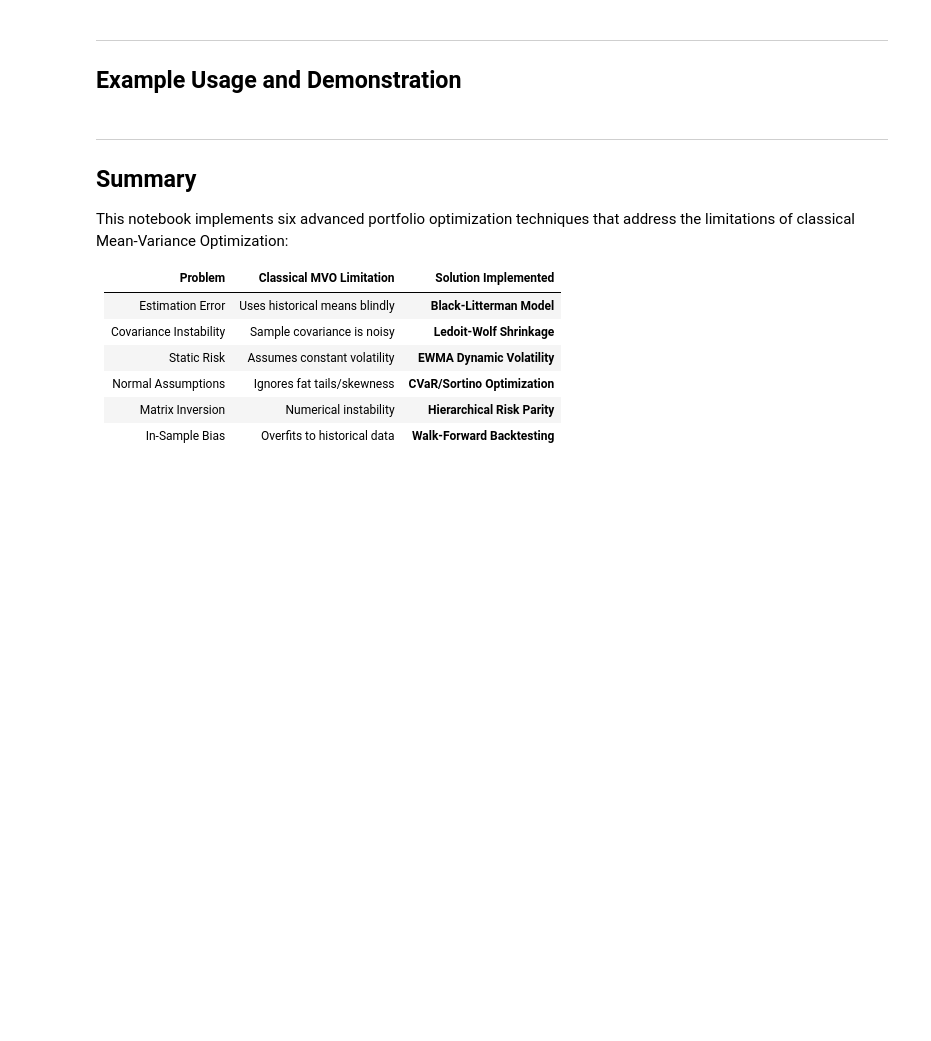
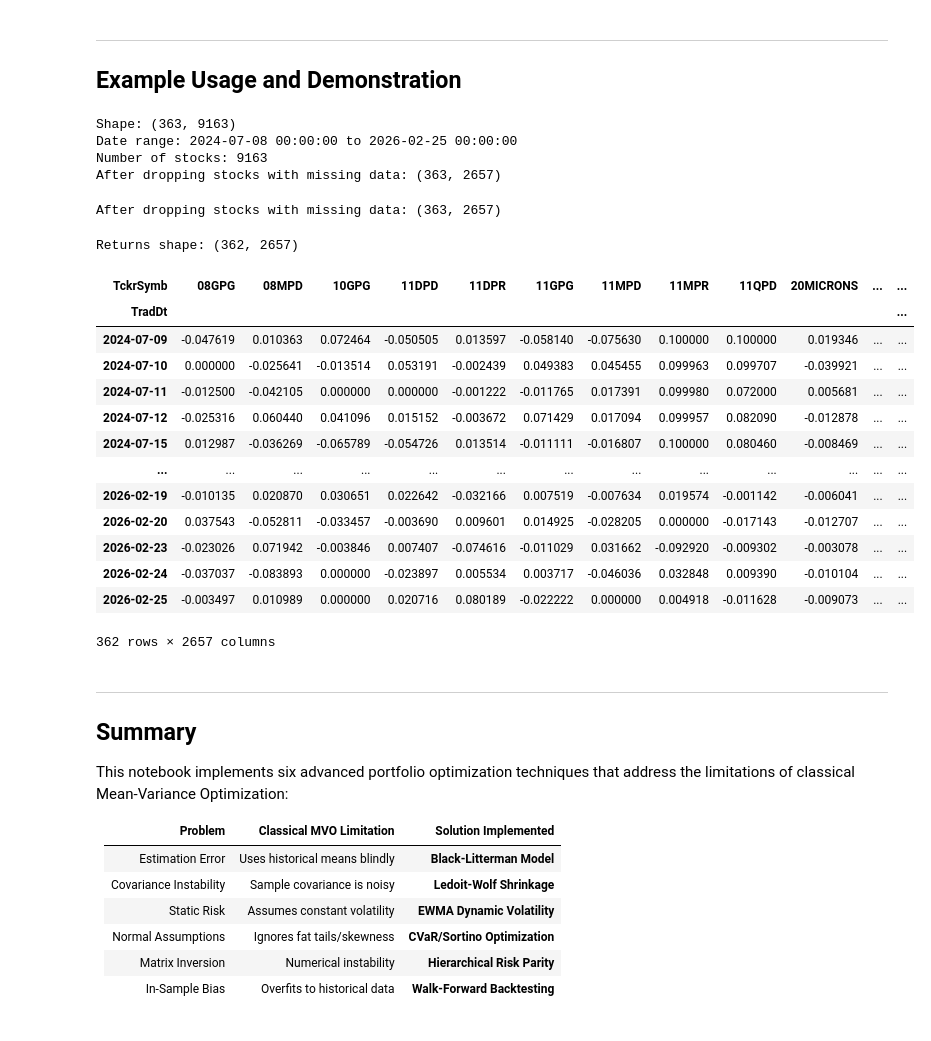
Before and after one commit to utkarsh-cpu/IAPMAssignmentGroup, a Jupyter notebook: Advanced_Portfolio_Optimization.ipynb, the cells around one changed output. Saved outputs shown, nothing was run; the diff lists cells and outputs as text; code cells hidden in the pictures; blank space fills up the shorter version.

```diff
--- a/Advanced_Portfolio_Optimization.ipynb
+++ b/Advanced_Portfolio_Optimization.ipynb
@@ -1658,3 +2013,73 @@ for file_name in os.listdir(DATA_DIR):
+# %%
+# Getting the actual data and running the backtest will be done in the next steps.
+# Path to the stock data folder
+data_folder = 'data/stock_data_24_26_25Feb26'
+
+# Get all CSV files in the folder
+csv_files = glob.glob(os.path.join(data_folder, '*.CSV'))
+
+# Read and combine all CSV files
+all_data = []
+for file in csv_files:
+    df = pd.read_csv(file)
+    # Select relevant columns: date, ticker symbol, and close price
+    df_subset = df[['TradDt', 'TckrSymb', 'ClsPric']].copy()
+    all_data.append(df_subset)
+
+# Concatenate all data
+combined_df = pd.concat(all_data, ignore_index=True)
+
+# Convert date column to datetime
+combined_df['TradDt'] = pd.to_datetime(combined_df['TradDt'])
+
+# Pivot: dates as index (rows), stocks as columns, close price as values
+pivot_df = combined_df.pivot_table(
+    index='TradDt',
+    columns='TckrSymb',
+    values='ClsPric',
+    aggfunc='mean'  # In case of duplicates, take mean
+)
+
+# Sort by date
+pivot_df = pivot_df.sort_index()
+
+print(f"Shape: {pivot_df.shape}")
+print(f"Date range: {pivot_df.index.min()} to {pivot_df.index.max()}")
+print(f"Number of stocks: {len(pivot_df.columns)}")
+# %% [output]
+Shape: (363, 9163)
+Date range: 2024-07-08 00:00:00 to 2026-02-25 00:00:00
+Number of stocks: 9163
+After dropping stocks with missing data: (363, 2657)
+# %%
+# Remove stocks with even 1 missing value (can be relaxed if needed)
+pivot_df_clean = pivot_df.dropna(axis=1, thresh=len(pivot_df) - 1)
+print(f"After dropping stocks with missing data: {pivot_df_clean.shape}")
+# %% [output]
+After dropping stocks with missing data: (363, 2657)
+# %%
+# Compute returns
+returns_df = compute_returns(pivot_df_clean)
+print(f"Returns shape: {returns_df.shape}")
+# %% [output]
+Returns shape: (362, 2657)
+# %%
+returns_df
+# %% [output]
+| TckrSymb | 08GPG | 08MPD | 10GPG | 11DPD | 11DPR | 11GPG | 11MPD | 11MPR | 11QPD | 20MICRONS | ... | ... |
+| TradDt |  |  |  |  |  |  |  |  |  |  |  | ... |
+| 2024-07-09 | -0.047619 | 0.010363 | 0.072464 | -0.050505 | 0.013597 | -0.058140 | -0.075630 | 0.100000 | 0.100000 | 0.019346 | ... | ... |
+| 2024-07-10 | 0.000000 | -0.025641 | -0.013514 | 0.053191 | -0.002439 | 0.049383 | 0.045455 | 0.099963 | 0.099707 | -0.039921 | ... | ... |
+| 2024-07-11 | -0.012500 | -0.042105 | 0.000000 | 0.000000 | -0.001222 | -0.011765 | 0.017391 | 0.099980 | 0.072000 | 0.005681 | ... | ... |
+| 2024-07-12 | -0.025316 | 0.060440 | 0.041096 | 0.015152 | -0.003672 | 0.071429 | 0.017094 | 0.099957 | 0.082090 | -0.012878 | ... | ... |
+| 2024-07-15 | 0.012987 | -0.036269 | -0.065789 | -0.054726 | 0.013514 | -0.011111 | -0.016807 | 0.100000 | 0.080460 | -0.008469 | ... | ... |
+| ... | ... | ... | ... | ... | ... | ... | ... | ... | ... | ... | ... | ... |
+| 2026-02-19 | -0.010135 | 0.020870 | 0.030651 | 0.022642 | -0.032166 | 0.007519 | -0.007634 | 0.019574 | -0.001142 | -0.006041 | ... | ... |
+| 2026-02-20 | 0.037543 | -0.052811 | -0.033457 | -0.003690 | 0.009601 | 0.014925 | -0.028205 | 0.000000 | -0.017143 | -0.012707 | ... | ... |
+| 2026-02-23 | -0.023026 | 0.071942 | -0.003846 | 0.007407 | -0.074616 | -0.011029 | 0.031662 | -0.092920 | -0.009302 | -0.003078 | ... | ... |
+| 2026-02-24 | -0.037037 | -0.083893 | 0.000000 | -0.023897 | 0.005534 | 0.003717 | -0.046036 | 0.032848 | 0.009390 | -0.010104 | ... | ... |
+| 2026-02-25 | -0.003497 | 0.010989 | 0.000000 | 0.020716 | 0.080189 | -0.022222 | 0.000000 | 0.004918 | -0.011628 | -0.009073 | ... | ... |
+362 rows × 2657 columns
 # %%
 # ============================================================
 # EXAMPLE: COMPARE ALL OPTIMIZATION METHODS
```
Also changed, not shown: parts of 13 cells of this notebook.
